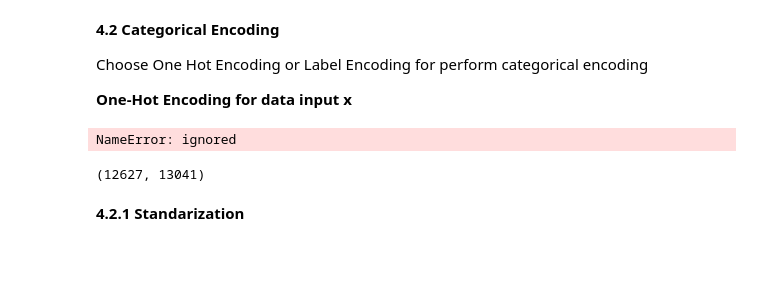
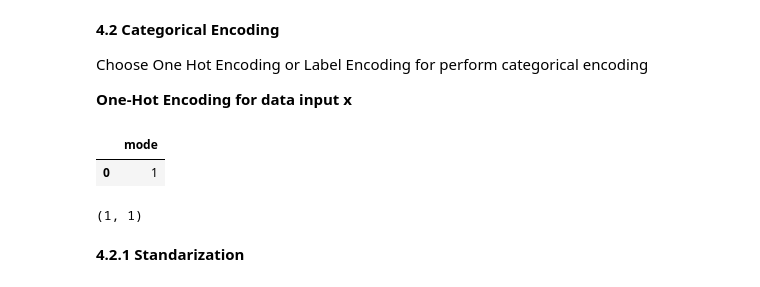
Before and after one commit to AbuHanifahh/Abu-Analitika-Data, a Jupyter notebook: Abu_Hanifah.ipynb, the cells around one changed output. Drawn from its saved outputs; the diff is of its cells as text; code cells hidden in the pictures; blank space fills up the shorter version.

```diff
--- a/Abu_Hanifah.ipynb
+++ b/Abu_Hanifah.ipynb
@@ -467,14 +478,15 @@ Choose One Hot Encoding or Label Encoding for perform categorical encoding
 
 **One-Hot Encoding for data input x**
 # %%
-x = pd.get_dummies(x)
+x = pd.get_dummies('mode')
 x
 # %% [output]
-NameError: ignored
+|  | mode |
+| 0 | 1 |
 # %%
 x.shape
 # %% [output]
-(12627, 13041)
+(1, 1)
 # %% [markdown]
 **4.2.1 Standarization**
 # %% [markdown]
```
Also changed, not shown: parts of 3 cells of this notebook.
